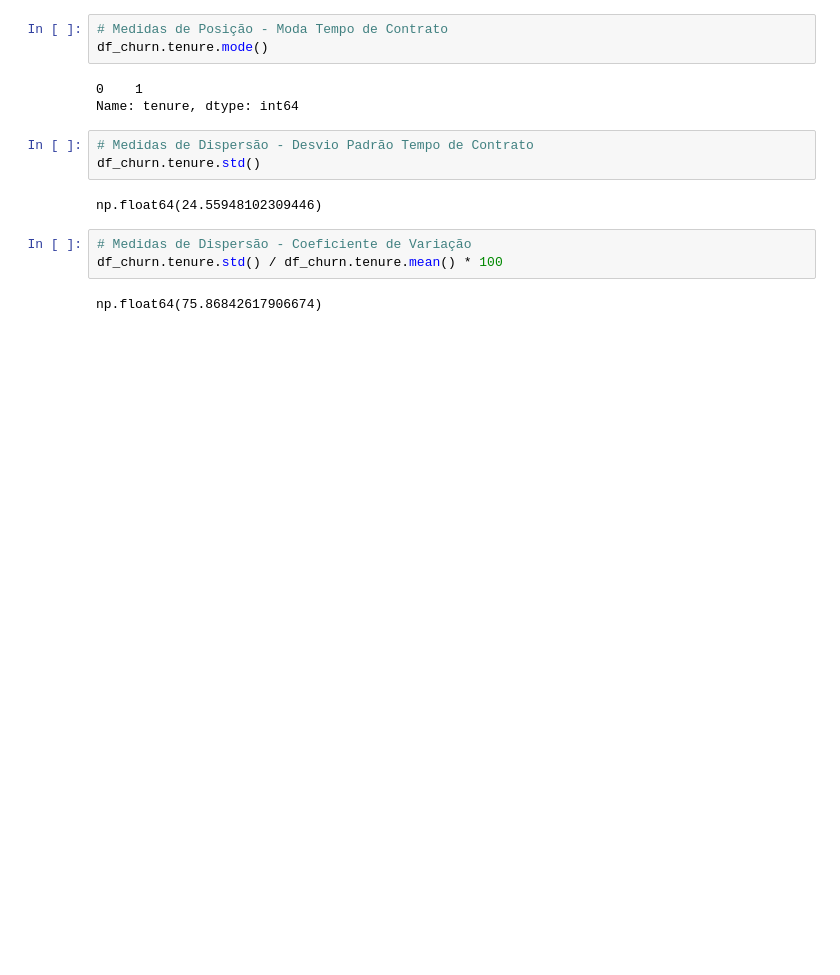
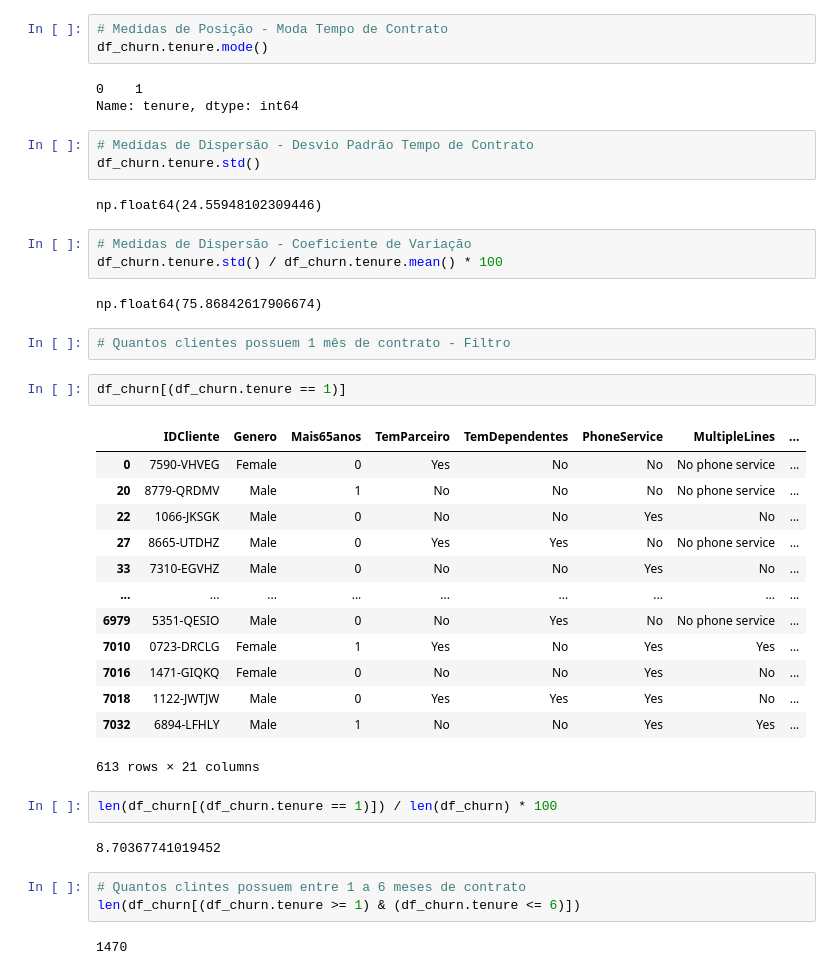
Before and after one commit to arthurrios/eda, a Jupyter notebook: eda_churn.ipynb, the cells around one changed output. Saved outputs shown, nothing was run; the diff lists cells and outputs as text; blank space fills up the shorter version.

```diff
--- a/eda_churn.ipynb
+++ b/eda_churn.ipynb
@@ -697,3 +697,30 @@ np.float64(24.55948102309446)
 df_churn.tenure.std() / df_churn.tenure.mean() * 100
 # %% [output]
 np.float64(75.86842617906674)
+# %%
+# Quantos clientes possuem 1 mês de contrato - Filtro
+# %%
+df_churn[(df_churn.tenure == 1)]
+# %% [output]
+|  | IDCliente | Genero | Mais65anos | TemParceiro | TemDependentes | PhoneService | MultipleLines | ... |
+| 0 | 7590-VHVEG | Female | 0 | Yes | No | No | No phone service | ... |
+| 20 | 8779-QRDMV | Male | 1 | No | No | No | No phone service | ... |
+| 22 | 1066-JKSGK | Male | 0 | No | No | Yes | No | ... |
+| 27 | 8665-UTDHZ | Male | 0 | Yes | Yes | No | No phone service | ... |
+| 33 | 7310-EGVHZ | Male | 0 | No | No | Yes | No | ... |
+| ... | ... | ... | ... | ... | ... | ... | ... | ... |
+| 6979 | 5351-QESIO | Male | 0 | No | Yes | No | No phone service | ... |
+| 7010 | 0723-DRCLG | Female | 1 | Yes | No | Yes | Yes | ... |
+| 7016 | 1471-GIQKQ | Female | 0 | No | No | Yes | No | ... |
+| 7018 | 1122-JWTJW | Male | 0 | Yes | Yes | Yes | No | ... |
+| 7032 | 6894-LFHLY | Male | 1 | No | No | Yes | Yes | ... |
+613 rows × 21 columns
+# %%
+len(df_churn[(df_churn.tenure == 1)]) / len(df_churn) * 100
+# %% [output]
+8.70367741019452
+# %%
+# Quantos clintes possuem entre 1 a 6 meses de contrato
+len(df_churn[(df_churn.tenure >= 1) & (df_churn.tenure <= 6)])
+# %% [output]
+1470
```
Also changed, not shown: parts of 2 cells of this notebook.
